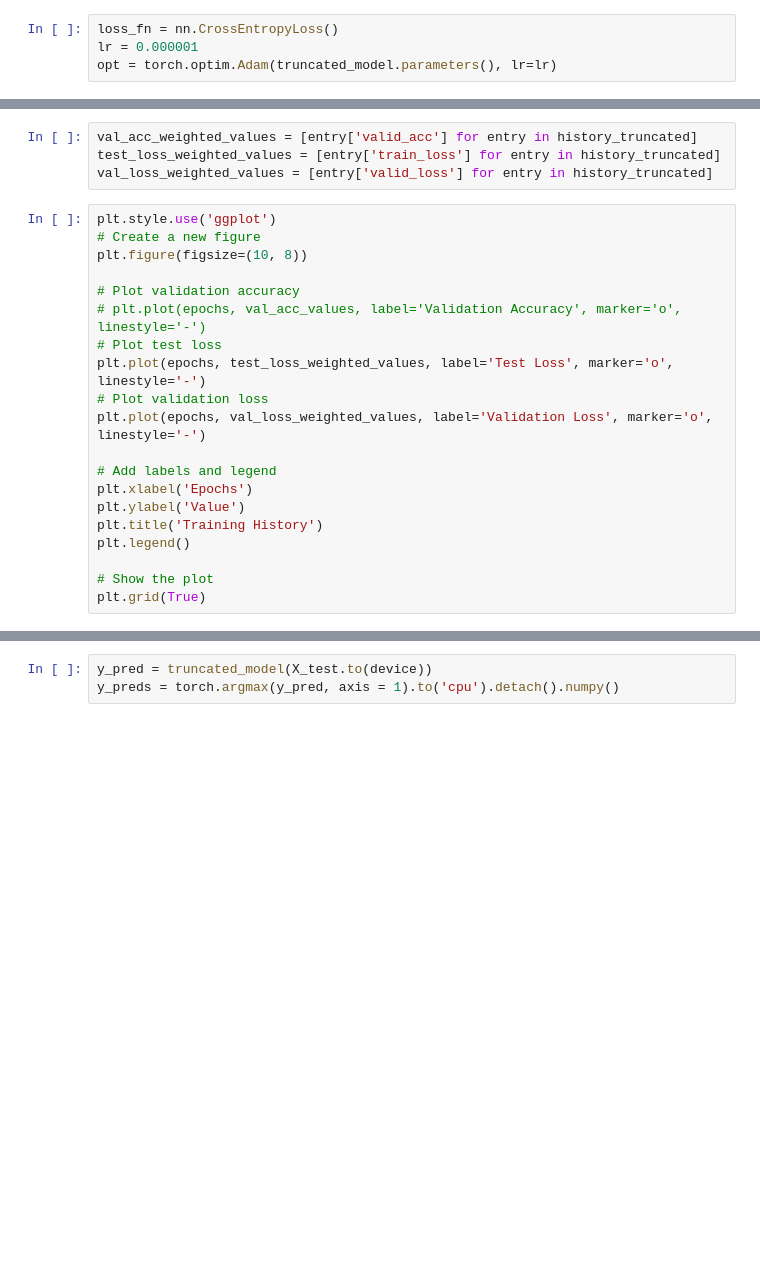
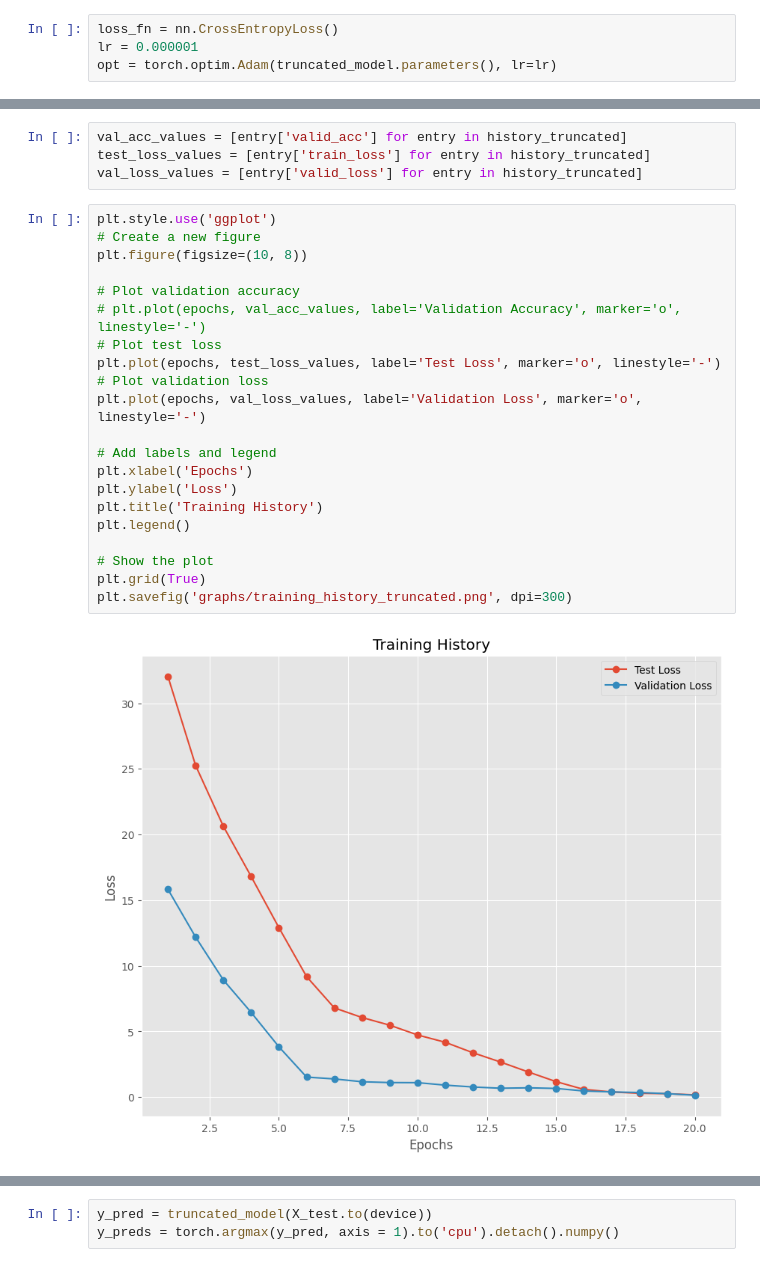
Before and after one commit to ashimdahal/zero_day_ATTACK_detection, a Jupyter notebook: cyber-innovations-lab-on-kdd-dataset.ipynb, the cells around one changed output, grey strips where cells are left out. Drawn from its saved outputs; the diff is of its cells as text; blank space fills up the shorter version.

```diff
--- a/cyber-innovations-lab-on-kdd-dataset.ipynb
+++ b/cyber-innovations-lab-on-kdd-dataset.ipynb
@@ -815,25 +848,28 @@ history_truncated = fit(truncated_model, train_dl, valid_dl, loss_fn, opt, EPOCH
 # %%
-val_acc_weighted_values = [entry['valid_acc'] for entry in history_truncated]
-test_loss_weighted_values = [entry['train_loss'] for entry in history_truncated]
-val_loss_weighted_values = [entry['valid_loss'] for entry in history_truncated]
+val_acc_values = [entry['valid_acc'] for entry in history_truncated]
+test_loss_values = [entry['train_loss'] for entry in history_truncated]
+val_loss_values = [entry['valid_loss'] for entry in history_truncated]
 # %%
 plt.style.use('ggplot')
 # Create a new figure
 plt.figure(figsize=(10, 8))
 
 # Plot validation accuracy
 # plt.plot(epochs, val_acc_values, label='Validation Accuracy', marker='o', linestyle='-')
 # Plot test loss
-plt.plot(epochs, test_loss_weighted_values, label='Test Loss', marker='o', linestyle='-')
+plt.plot(epochs, test_loss_values, label='Test Loss', marker='o', linestyle='-')
 # Plot validation loss
-plt.plot(epochs, val_loss_weighted_values, label='Validation Loss', marker='o', linestyle='-')
+plt.plot(epochs, val_loss_values, label='Validation Loss', marker='o', linestyle='-')
 
 # Add labels and legend
 plt.xlabel('Epochs')
-plt.ylabel('Value')
+plt.ylabel('Loss')
 plt.title('Training History')
 plt.legend()
 
 # Show the plot
 plt.grid(True)
+plt.savefig('graphs/training_history_truncated.png', dpi=300)
+# %% [output]
+[figure, added]
 # %%
```
Also changed, not shown: parts of 43 cells of this notebook.
